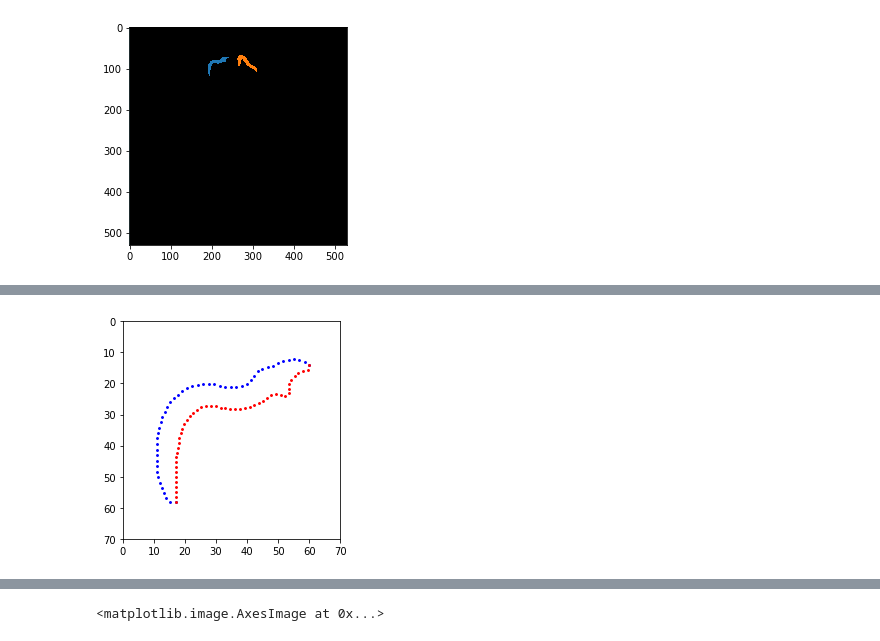
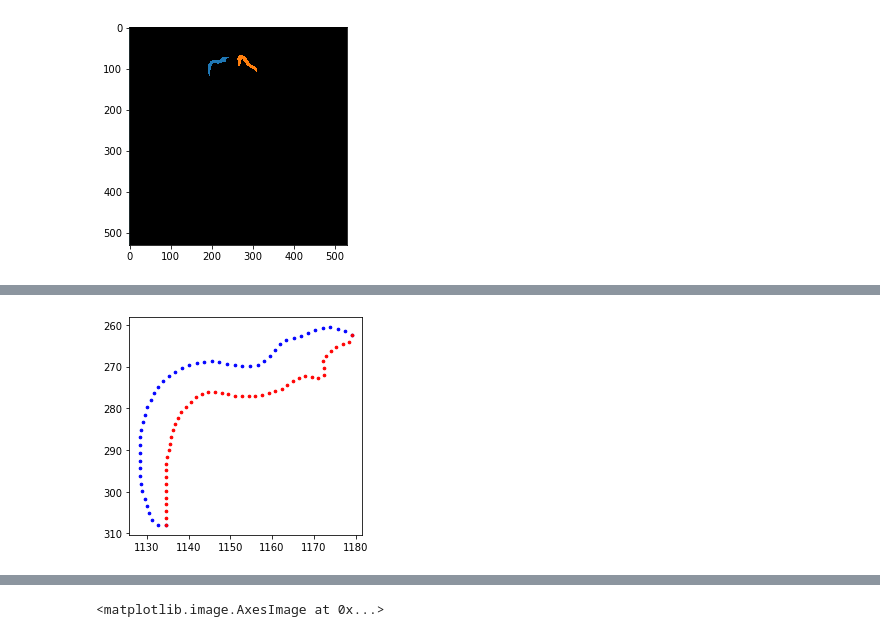
Before and after one commit to RosaryYao/msc_wormtracking, a Jupyter notebook: graph_production.ipynb, the cells around one changed output, grey strips where cells are left out. Saved outputs shown, nothing was run; the diff lists cells and outputs as text; code cells hidden in the pictures.

```diff
--- a/graph_production.ipynb
+++ b/graph_production.ipynb
@@ -122,23 +112,23 @@ plt.imshow(array[0][60:130, 180:250])  # 70, 70 size
 # %%
 dorsal = fN['coordinates']['dorsal_contours'][114151]  # Worm 26, in D7_mask_1
-dorsal_x = [each[0]/12.4-1081 for each in dorsal]
-dorsal_y = [each[1]/12.4-250+10 for each in dorsal]
+dorsal_x = [each[0]/12 for each in dorsal]
+dorsal_y = [each[1]/12 for each in dorsal]
 
 ventral = fN['coordinates']['ventral_contours'][114151]
-ventral_x = [each[0]/12.4-1081 for each in ventral]
-ventral_y = [each[1]/12.4-250+10 for each in ventral]
+ventral_x = [each[0]/12 for each in ventral]
+ventral_y = [each[1]/12 for each in ventral]
 
 fig = plt.figure()
 ax = fig.add_subplot(111)
 
-plt.scatter(dorsal_x, dorsal_y, color='blue', s=3.5)
-plt.scatter(ventral_x, ventral_y, color='red', s=3.5)
-plt.xlim(0,70)
-plt.ylim(0,70)
+plt.scatter(dorsal_x, dorsal_y, color='blue', s=7)
+plt.scatter(ventral_x, ventral_y, color='red', s=7)
+#plt.xlim(1090, 1150)
+#plt.ylim(250,300)
 
 ax.set_aspect('equal', adjustable='box')
 plt.gca().invert_yaxis()
 
 plt.show()
 # %% [output]
-[figure, old version]
+[figure, new version]
```
Also changed, not shown: parts of 7 cells of this notebook, 3 other files.
